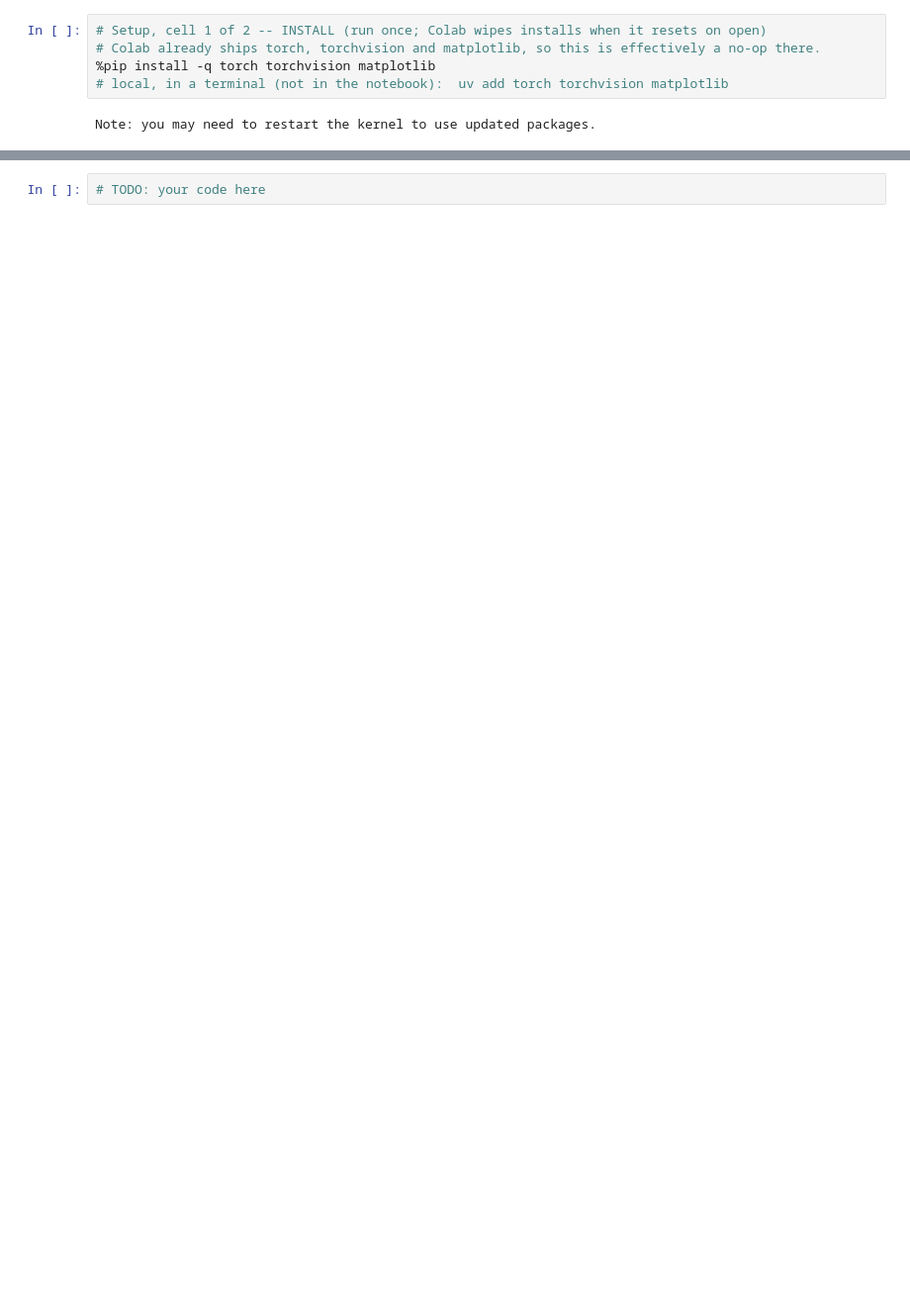
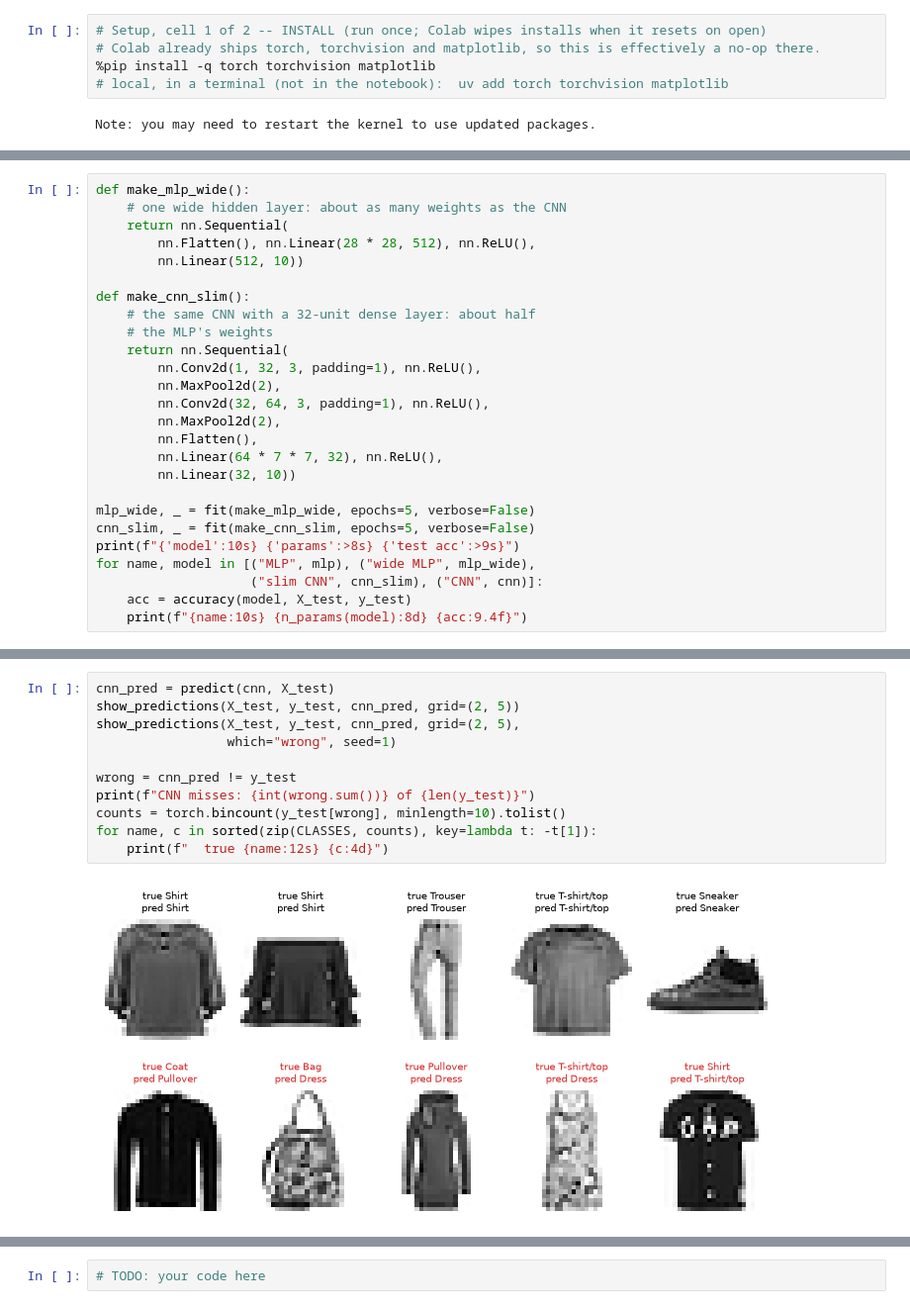
Before and after one commit to devomh/cdat4011-2026, a Jupyter notebook: u05_deep_learning/l18_lab_cnn.ipynb, the cells around one changed output, grey strips where cells are left out. Shown at 99% size. Saved outputs shown, nothing was run; the diff lists cells and outputs as text; blank space fills up the shorter version.

```diff
--- a/u05_deep_learning/l18_lab_cnn.ipynb
+++ b/u05_deep_learning/l18_lab_cnn.ipynb
@@ -303,0 +541,26 @@ cell in isolation gives a slightly different number (the takeaway is the compari
+# %%
+def make_mlp_wide():
+    # one wide hidden layer: about as many weights as the CNN
+    return nn.Sequential(
+        nn.Flatten(), nn.Linear(28 * 28, 512), nn.ReLU(),
+        nn.Linear(512, 10))
+
+def make_cnn_slim():
+    # the same CNN with a 32-unit dense layer: about half
+    # the MLP's weights
+    return nn.Sequential(
+        nn.Conv2d(1, 32, 3, padding=1), nn.ReLU(),
+        nn.MaxPool2d(2),
+        nn.Conv2d(32, 64, 3, padding=1), nn.ReLU(),
+        nn.MaxPool2d(2),
+        nn.Flatten(),
+        nn.Linear(64 * 7 * 7, 32), nn.ReLU(),
+        nn.Linear(32, 10))
+
+mlp_wide, _ = fit(make_mlp_wide, epochs=5, verbose=False)
+cnn_slim, _ = fit(make_cnn_slim, epochs=5, verbose=False)
+print(f"{'model':10s} {'params':>8s} {'test acc':>9s}")
+for name, model in [("MLP", mlp), ("wide MLP", mlp_wide),
+                    ("slim CNN", cnn_slim), ("CNN", cnn)]:
+    acc = accuracy(model, X_test, y_test)
+    print(f"{name:10s} {n_params(model):8d} {acc:9.4f}")
@@ -303,0 +625,13 @@ cell in isolation gives a slightly different number (the takeaway is the compari
+# %%
+cnn_pred = predict(cnn, X_test)
+show_predictions(X_test, y_test, cnn_pred, grid=(2, 5))
+show_predictions(X_test, y_test, cnn_pred, grid=(2, 5),
+                 which="wrong", seed=1)
+
+wrong = cnn_pred != y_test
+print(f"CNN misses: {int(wrong.sum())} of {len(y_test)}")
+counts = torch.bincount(y_test[wrong], minlength=10).tolist()
+for name, c in sorted(zip(CLASSES, counts), key=lambda t: -t[1]):
+    print(f"  true {name:12s} {c:4d}")
+# %% [output]
+[figure, added]
```
Also changed, not shown: parts of 59 cells of this notebook, 3 other files.
